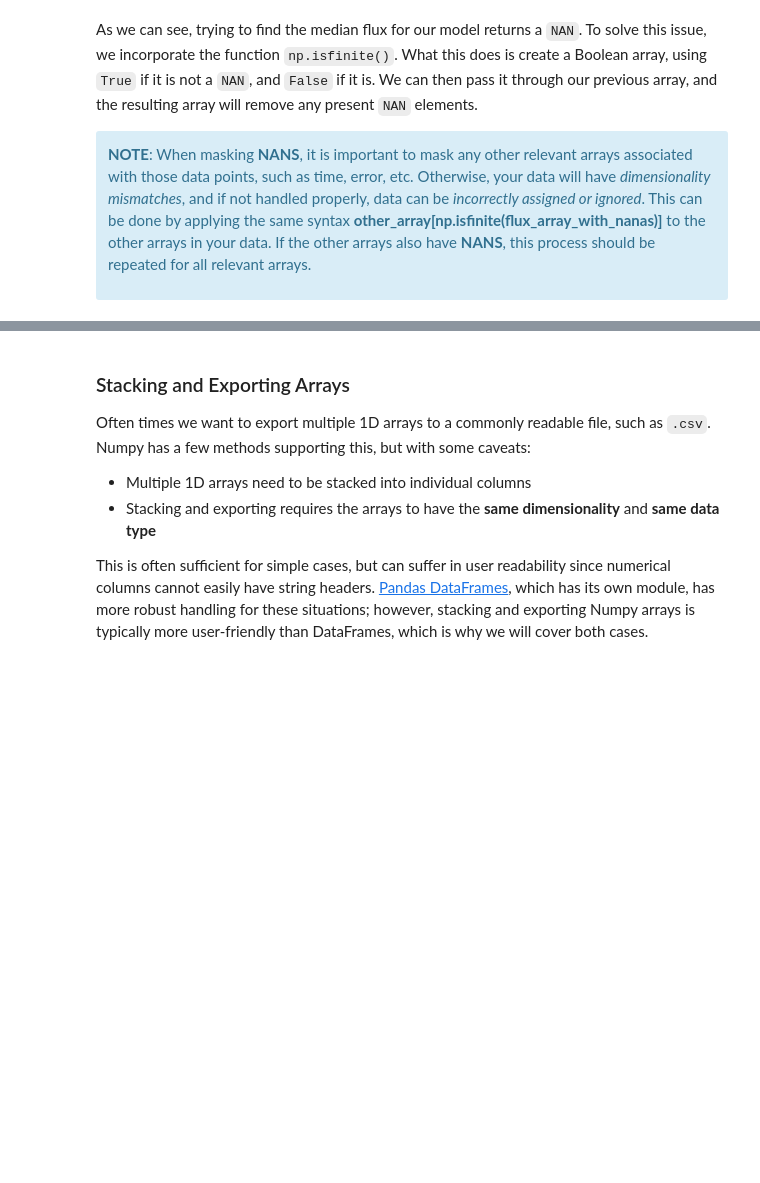
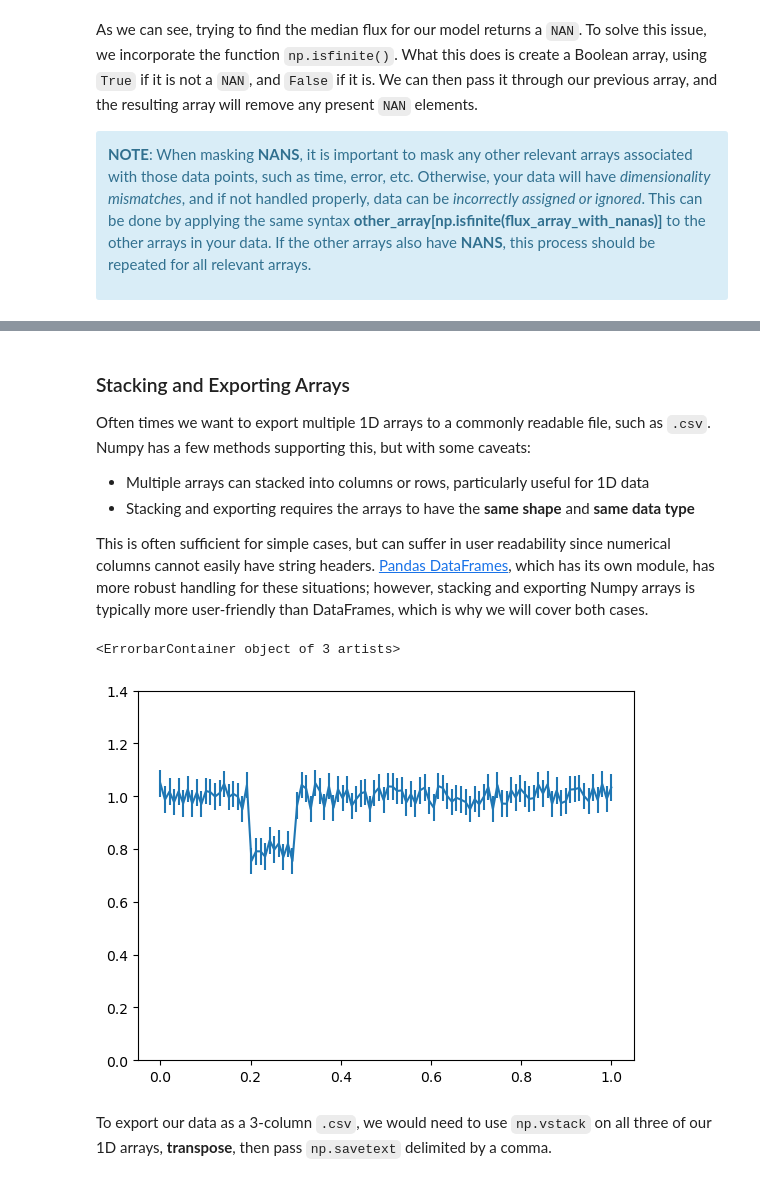
Before and after one commit to AstroMusers/ExoCore, a Jupyter notebook: ExoCore/Data_Structures/Numpy.ipynb, the cells around one changed output, grey strips where cells are left out. Drawn from its saved outputs; the diff is of its cells as text; code cells hidden in the pictures; blank space fills up the shorter version.

```diff
--- a/ExoCore/Data_Structures/Numpy.ipynb
+++ b/ExoCore/Data_Structures/Numpy.ipynb
@@ -289,7 +294,19 @@ All good! No NANS!
 ### Stacking and Exporting Arrays
 
 Often times we want to export multiple 1D arrays to a commonly readable file, such as `.csv`. Numpy has a few methods supporting this, but with some caveats:
-- Multiple 1D arrays need to be stacked into individual columns
-- Stacking and exporting requires the arrays to have the **same dimensionality** and **same data type**
+- Multiple arrays can stacked into columns or rows, particularly useful for 1D data
+- Stacking and exporting requires the arrays to have the **same shape** and **same data type**
 
 This is often sufficient for simple cases, but can suffer in user readability since numerical columns cannot easily have string headers. [Pandas DataFrames](.\Pandas.ipynb), which has its own module, has more robust handling for these situations; however, stacking and exporting Numpy arrays is typically more user-friendly than DataFrames, which is why we will cover both cases.
+# %%
+time = np.linspace(0, 1, num = 100)
+flux = np.random.rand(len(time))/10 + 0.95
+flux[20:30] = flux[20:30] - 0.2
+error = np.ones(len(flux))*0.05
+plt.ylim(0, 1.4)
+plt.errorbar(time, flux, yerr=error)
+# %% [output]
+<ErrorbarContainer object of 3 artists>
+[figure, added]
+# %% [markdown]
+To export our data as a 3-column `.csv`, we would need to use `np.vstack` on all three of our 1D arrays, **transpose**, then pass `np.savetext` delimited by a comma.
```
Also changed, not shown: parts of 20 cells of this notebook.
